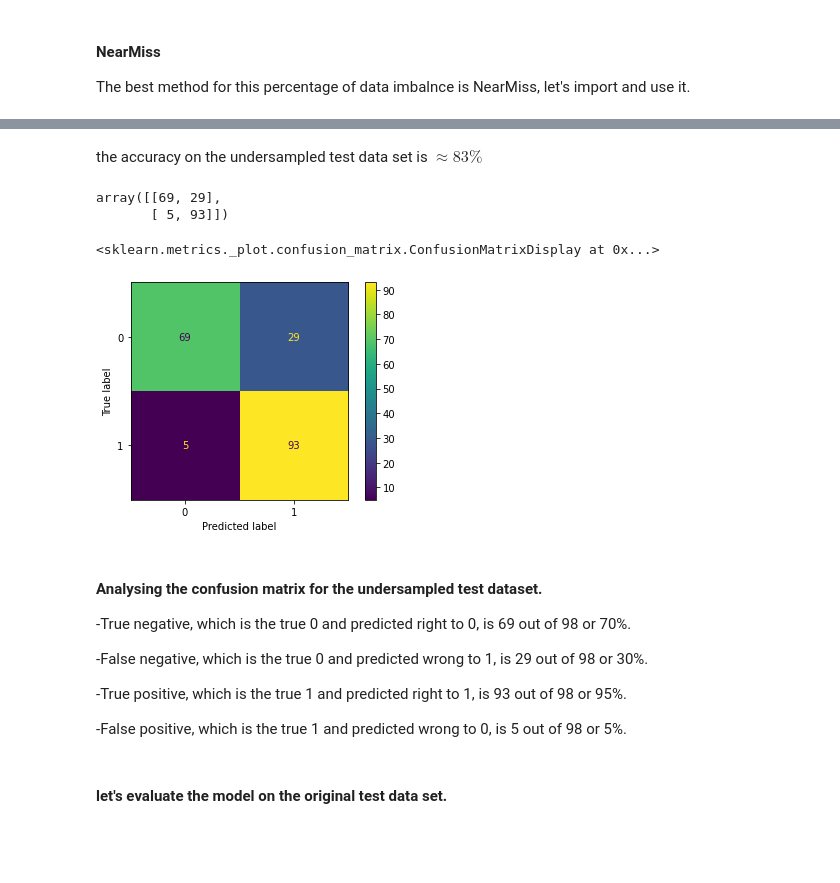
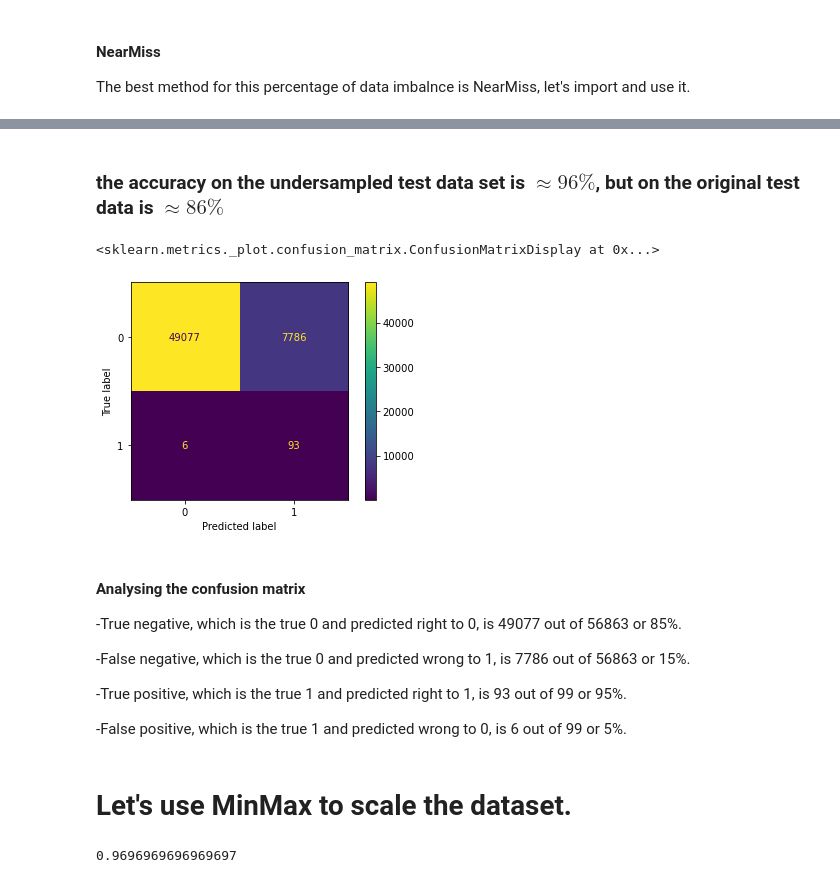
Before and after one commit to Poorya0071/Fraud-Detection, a Jupyter notebook: FraudDetection.ipynb, the cells around one changed output, grey strips where cells are left out. Cells and saved outputs as stored; diff of their text form; code cells hidden in the pictures; blank space fills up the shorter version.

```diff
--- a/FraudDetection.ipynb
+++ b/FraudDetection.ipynb
@@ -103,6 +114,8 @@ After use the model to predict on the original test data and undersampled test d
+# %%
+data_shuffle = data.sample(frac=1, random_state=42).reset_index()
 # %%
-X = data.drop(['Class'], axis=1)
-y = data['Class']
+X = data_shuffle.drop(['Class'], axis=1)
+y = data_shuffle['Class']
 # %%
 from sklearn.model_selection import train_test_split
 # %%
@@ -154,5 +177,5 @@ reg.score(X_test_resampled,y_test_resampled)
 # %% [markdown]
-the accuracy on the undersampled test data set is $\approx 83 \%$
+### the accuracy on the undersampled test data set is $\approx 96 \%$, but on the original test data is $\approx 86\%$
 # %%
 # let's evaluate by other metrics
 from sklearn.metrics import confusion_matrix, classification_report, plot_confusion_matrix
@@ -162,5 +184,0 @@ y_pred = reg.predict(X_test_resampled)
-# %%
-confusion_matrix(y_test_resampled, y_pred)
-# %% [output]
-array([[69, 29],
-       [ 5, 93]])
@@ -167,17 +187,17 @@ array([[69, 29],
 # %%
 # let's plot the confusion matrix.
-plot_confusion_matrix(reg,X_test_resampled, y_test_resampled)
+plot_confusion_matrix(reg,X_test, y_test)
 # %% [output]
 <sklearn.metrics._plot.confusion_matrix.ConfusionMatrixDisplay at 0x...>
-[figure, old version]
+[figure, new version]
 # %% [markdown]
-#### Analysing the confusion matrix for the undersampled test dataset.
--True negative, which is the true 0 and predicted right to 0, is 69 out of 98 or 70%.
+#### Analysing the confusion matrix
+-True negative, which is the true 0 and predicted right to 0, is 49077 out of 56863 or 85%.
 
--False negative, which is the true 0 and predicted wrong to 1, is 29 out of 98 or 30%.
+-False negative, which is the true 0 and predicted wrong to 1, is 7786 out of 56863 or 15%.
 
--True positive, which is the true 1 and predicted right to 1, is 93 out of 98 or 95%.
+-True positive, which is the true 1 and predicted right to 1, is 93 out of 99 or 95%.
 
--False positive, which is the true 1 and predicted wrong to 0, is 5 out of 98 or 5%.
+-False positive, which is the true 1 and predicted wrong to 0, is 6 out of 99 or 5%.
-# %% [markdown]
-#### let's evaluate the model on the original test data set.
+# %% [markdown]
+# Let's use MinMax to scale the dataset.
@@ -184 +211,7 @@ plot_confusion_matrix(reg,X_test_resampled, y_test_resampled)
+# %%
+reg_scaled = RandomForestClassifier()
+reg_scaled.fit(X_train_scaled_res, y_train_resampled)
+reg_scaled.score(X_test_scaled_res,y_test_resampled)
+# %% [output]
+0.9696969696969697
 # %%
```
Also changed, not shown: parts of 97 cells of this notebook.
